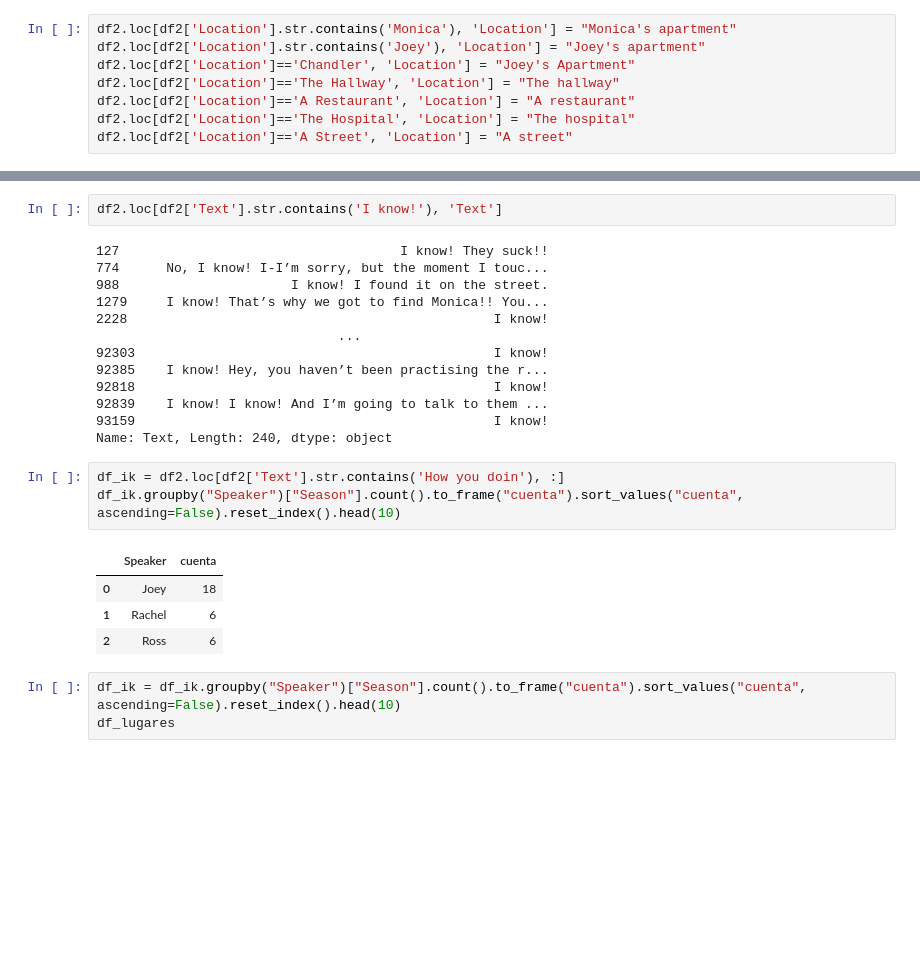
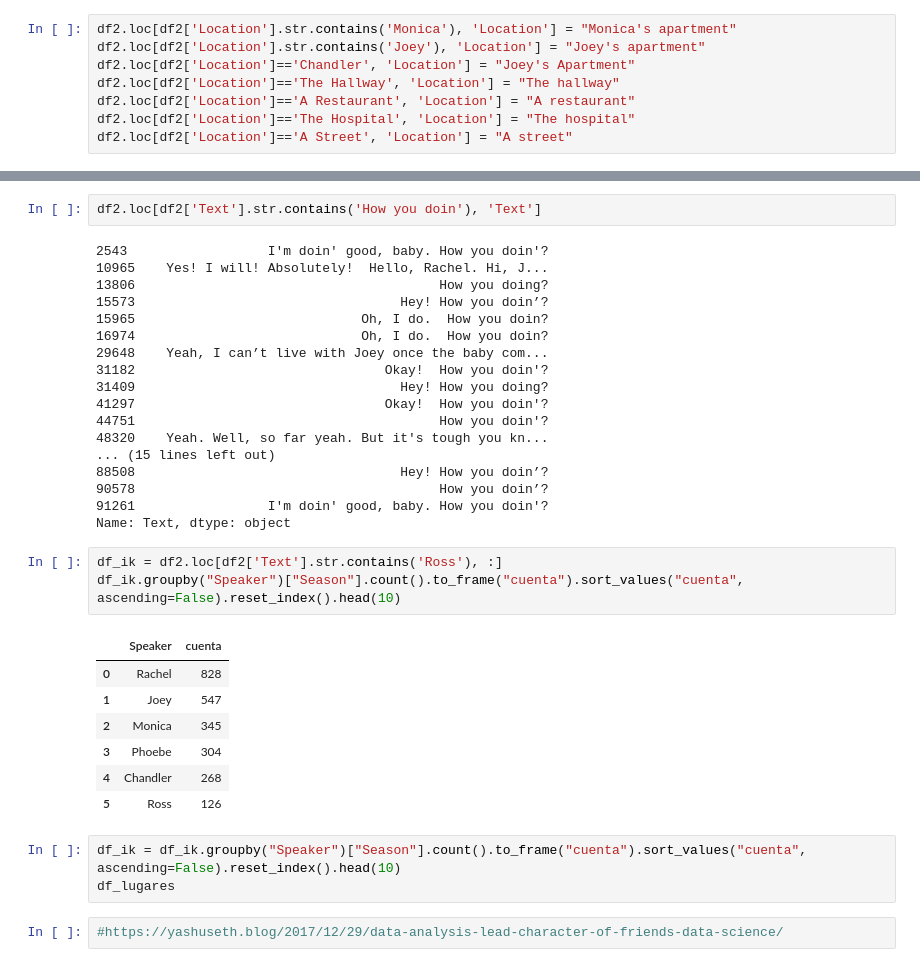
Before and after one commit to datatrooper/instatrooper, a Jupyter notebook: notebooks/2020/t2/friends_lines.ipynb, the cells around one changed output, grey strips where cells are left out. Saved outputs shown, nothing was run; the diff lists cells and outputs as text; blank space fills up the shorter version.

```diff
--- a/notebooks/2020/t2/friends_lines.ipynb
+++ b/notebooks/2020/t2/friends_lines.ipynb
@@ -145,26 +145,36 @@ plt.show()
 # %%
-df2.loc[df2['Text'].str.contains('I know!'), 'Text']
+df2.loc[df2['Text'].str.contains('How you doin'), 'Text']
 # %% [output]
-127                                    I know! They suck!!
-774      No, I know! I-I’m sorry, but the moment I touc...
-988                      I know! I found it on the street.
-1279     I know! That’s why we got to find Monica!! You...
-2228                                               I know!
-                               ...
-92303                                              I know!
-92385    I know! Hey, you haven’t been practising the r...
-92818                                              I know!
-92839    I know! I know! And I’m going to talk to them ...
-93159                                              I know!
-Name: Text, Length: 240, dtype: object
+2543                  I'm doin' good, baby. How you doin'?
+10965    Yes! I will! Absolutely!  Hello, Rachel. Hi, J...
+13806                                       How you doing?
+15573                                  Hey! How you doin’?
+15965                             Oh, I do.  How you doin?
+16974                             Oh, I do.  How you doin?
+29648    Yeah, I can’t live with Joey once the baby com...
+31182                                Okay!  How you doin'?
+31409                                  Hey! How you doing?
+41297                                Okay!  How you doin'?
+44751                                       How you doin'?
+48320    Yeah. Well, so far yeah. But it's tough you kn...
+... (15 lines left out)
+88508                                  Hey! How you doin’?
+90578                                       How you doin’?
+91261                 I'm doin' good, baby. How you doin'?
+Name: Text, dtype: object
 # %%
-df_ik = df2.loc[df2['Text'].str.contains('How you doin'), :]
+df_ik = df2.loc[df2['Text'].str.contains('Ross'), :]
 df_ik.groupby("Speaker")["Season"].count().to_frame("cuenta").sort_values("cuenta", ascending=False).reset_index().head(10)
 # %% [output]
 |  | Speaker | cuenta |
-| 0 | Joey | 18 |
-| 1 | Rachel | 6 |
-| 2 | Ross | 6 |
+| 0 | Rachel | 828 |
+| 1 | Joey | 547 |
+| 2 | Monica | 345 |
+| 3 | Phoebe | 304 |
+| 4 | Chandler | 268 |
+| 5 | Ross | 126 |
 # %%
 df_ik = df_ik.groupby("Speaker")["Season"].count().to_frame("cuenta").sort_values("cuenta", ascending=False).reset_index().head(10)
 df_lugares
+# %%
+#https://yashuseth.blog/2017/12/29/data-analysis-lead-character-of-friends-data-science/
```
Also changed, not shown: parts of 3 cells of this notebook, 2 other files.
